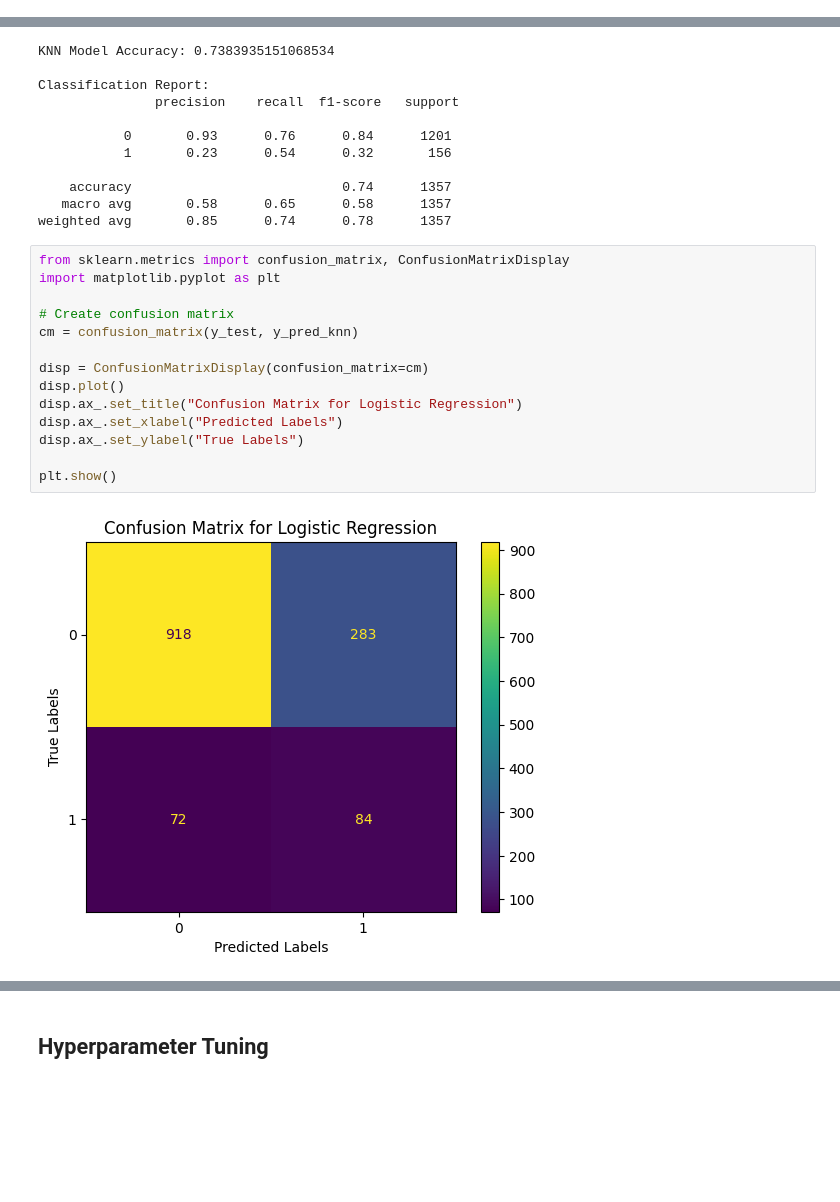
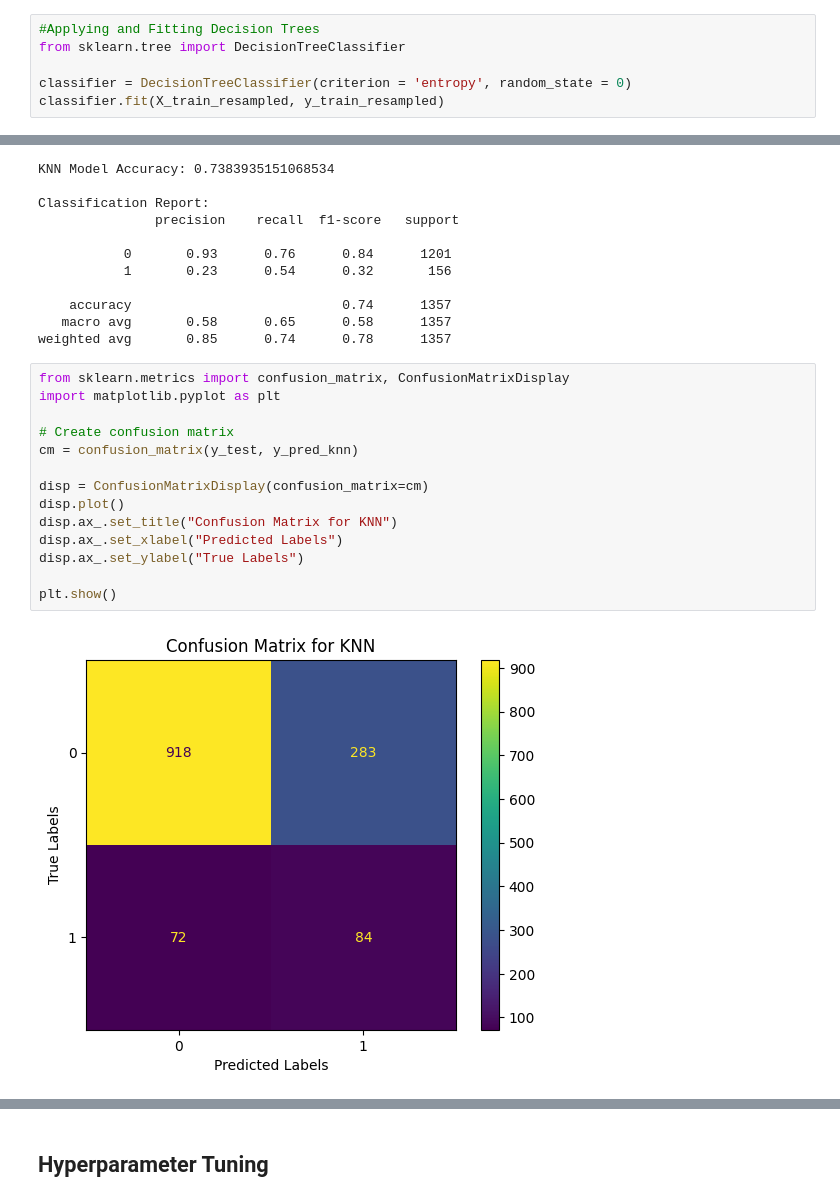
Before and after one commit to Fatai-soliu/bank-telemarketing, a Jupyter notebook: Bank_Marketing.ipynb, the cells around one changed output, grey strips where cells are left out. Cells and saved outputs as stored; diff of their text form; blank space fills up the shorter version.

```diff
--- a/Bank_Marketing.ipynb
+++ b/Bank_Marketing.ipynb
@@ -551,0 +552,6 @@ array([[ 0.44366561, -0.34454005, -0.59900257, -1.1754216 ,  0.66898341],
+# %%
+#Applying and Fitting Decision Trees
+from sklearn.tree import DecisionTreeClassifier
+
+classifier = DecisionTreeClassifier(criterion = 'entropy', random_state = 0)
+classifier.fit(X_train_resampled, y_train_resampled)
@@ -642,19 +695,19 @@ weighted avg       0.85      0.74      0.78      1357
 # %%
 from sklearn.metrics import confusion_matrix, ConfusionMatrixDisplay
 import matplotlib.pyplot as plt
 
 # Create confusion matrix
 cm = confusion_matrix(y_test, y_pred_knn)
 
 disp = ConfusionMatrixDisplay(confusion_matrix=cm)
 disp.plot()
-disp.ax_.set_title("Confusion Matrix for Logistic Regression")
+disp.ax_.set_title("Confusion Matrix for KNN")
 disp.ax_.set_xlabel("Predicted Labels")
 disp.ax_.set_ylabel("True Labels")
 
 plt.show()
 # %% [output]
-[figure, old version]
+[figure, new version]
 # %% [markdown]
 `True Positives` (TP = 84): The model correctly predicted 84 customers as subscribed (Yes), which matches the actual result.
 
```
Also changed, not shown: parts of 8 cells of this notebook.
